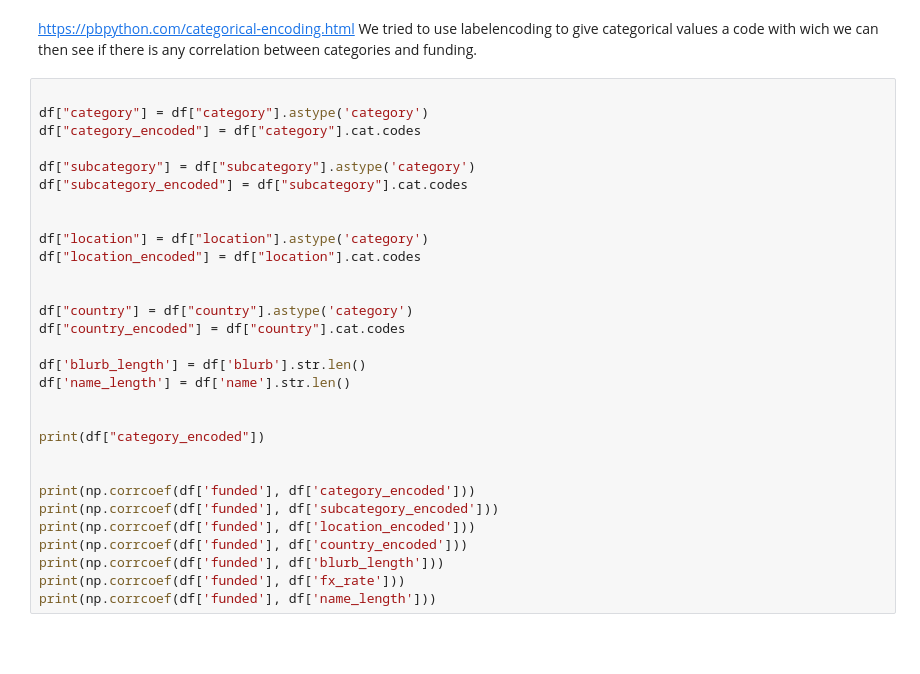
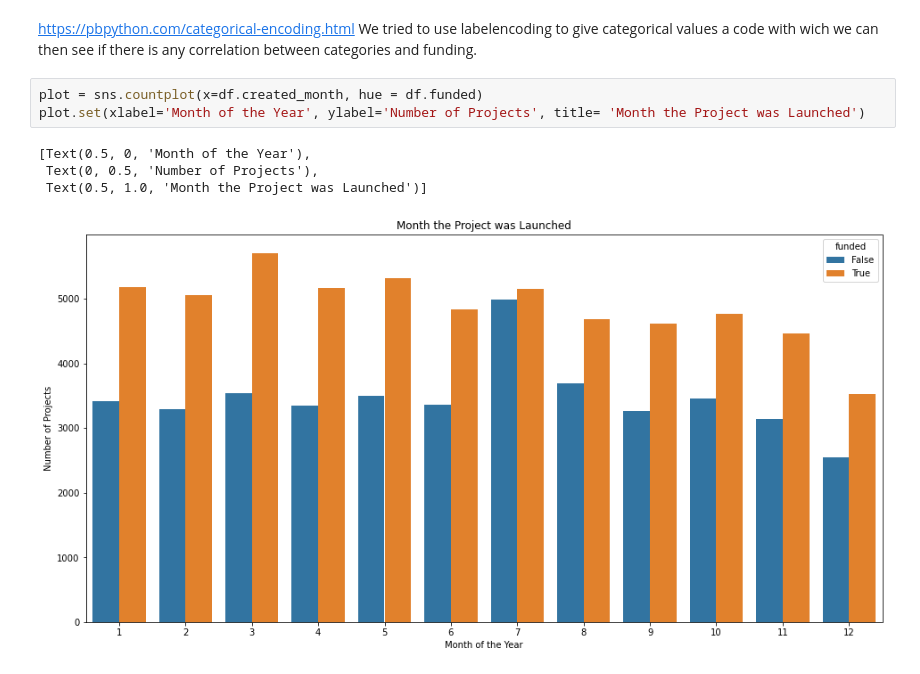
Before and after one commit to ChakirBelhaj/python-for-text-analysis, a Jupyter notebook: project/project.ipynb, the cells around one changed output. Drawn from its saved outputs; the diff is of its cells as text; blank space fills up the shorter version.

```diff
--- a/project/project.ipynb
+++ b/project/project.ipynb
@@ -73,32 +117,10 @@ print(np.corrcoef(df['funded'], df['staff_pick']))
 https://pbpython.com/categorical-encoding.html
 We tried to use labelencoding to give categorical values a code with wich we can then see if there is any correlation between categories and funding.
 # %%
-
-df["category"] = df["category"].astype('category')
-df["category_encoded"] = df["category"].cat.codes
-
-df["subcategory"] = df["subcategory"].astype('category')
-df["subcategory_encoded"] = df["subcategory"].cat.codes
-
-
-df["location"] = df["location"].astype('category')
-df["location_encoded"] = df["location"].cat.codes
-
-
-df["country"] = df["country"].astype('category')
-df["country_encoded"] = df["country"].cat.codes
-
-df['blurb_length'] = df['blurb'].str.len()
-df['name_length'] = df['name'].str.len()
-
-
-print(df["category_encoded"])
-
-
-print(np.corrcoef(df['funded'], df['category_encoded']))
-print(np.corrcoef(df['funded'], df['subcategory_encoded']))
-print(np.corrcoef(df['funded'], df['location_encoded']))
-print(np.corrcoef(df['funded'], df['country_encoded']))
-print(np.corrcoef(df['funded'], df['blurb_length']))
-print(np.corrcoef(df['funded'], df['fx_rate']))
-print(np.corrcoef(df['funded'], df['name_length']))
+plot = sns.countplot(x=df.created_month, hue = df.funded)
+plot.set(xlabel='Month of the Year', ylabel='Number of Projects', title= 'Month the Project was Launched')
+# %% [output]
+[Text(0.5, 0, 'Month of the Year'),
+ Text(0, 0.5, 'Number of Projects'),
+ Text(0.5, 1.0, 'Month the Project was Launched')]
+[figure, added]
```
Also changed, not shown: parts of 9 cells of this notebook, 4 other files.
